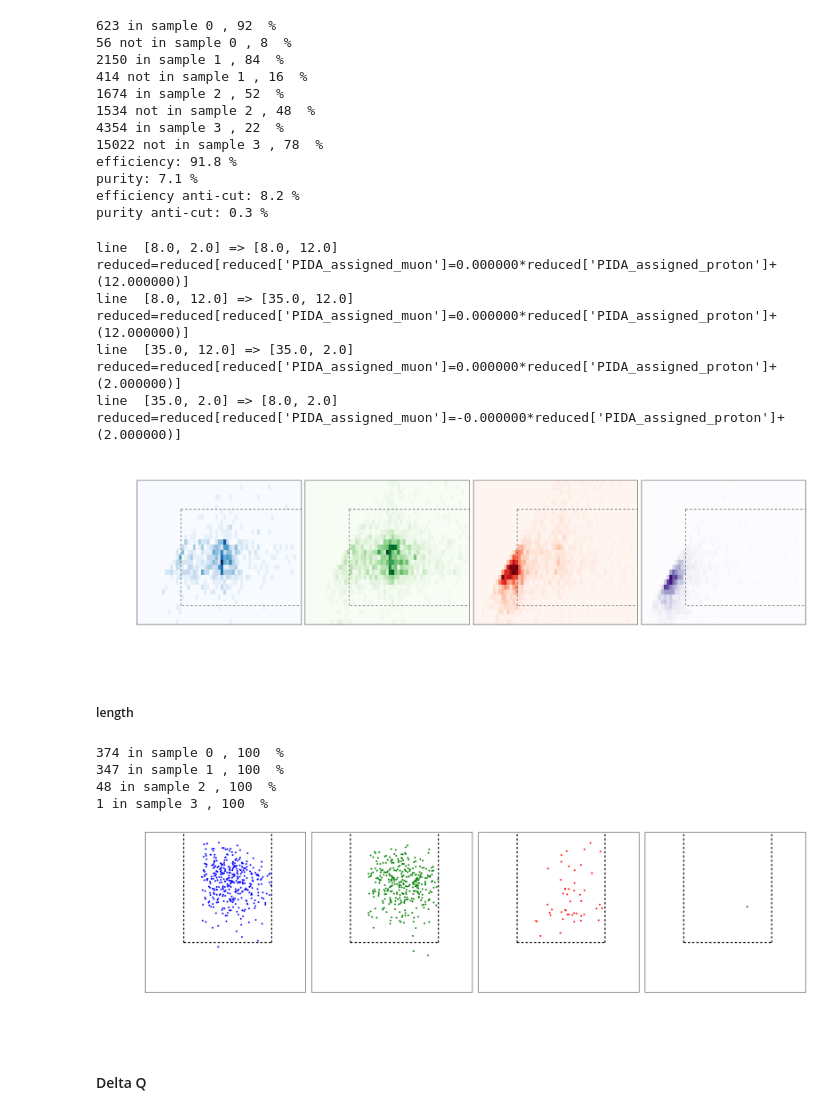
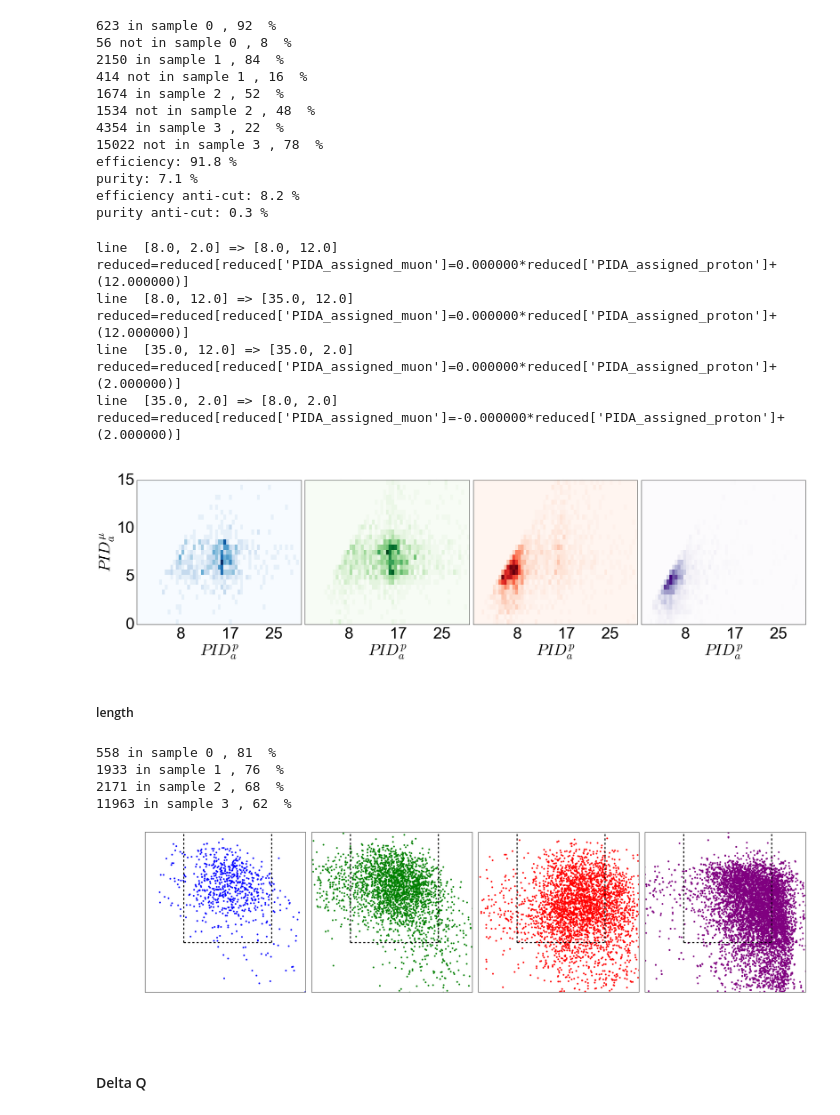
Before and after one commit to erezcoh4/AnalysisTreesInformation, a Jupyter notebook: CCQEPackage/notebooks/UsersMeetingApril2017/ObservablesAndCuts.ipynb, the cells around one changed output. Cells and saved outputs as stored; diff of their text form; code cells hidden in the pictures.

```diff
--- a/CCQEPackage/notebooks/UsersMeetingApril2017/ObservablesAndCuts.ipynb
+++ b/CCQEPackage/notebooks/UsersMeetingApril2017/ObservablesAndCuts.ipynb
@@ -587,13 +588,14 @@ for i,sample,label,cmap,color in zip(range(4),samples,labels,cmaps,colors):
     ax.set_title(label,fontsize=45,y=1.02,color='white')
     plot_2d_hist(sample['PIDA_assigned_proton'], sample['PIDA_assigned_muon'], ax=ax,fontsize=figures_fontsize,ticks_color='white',bins=bins,cmap=cmap,norm='')
 
-    for i_line,line in enumerate(lines_graphical_cut):
-        plt.plot(line[0],line[1],'--',color='black',linewidth=1)
-    set_axes(ax,x_label=x_label, y_label=y_label if i==0 else '',ticks_color='white',fontsize=45)
+#     for i_line,line in enumerate(lines_graphical_cut):
+#         plt.plot(line[0],line[1],'--',color='black',linewidth=1)
+    set_axes(ax,x_label=x_label, y_label=y_label if i==0 else '',ticks_color='black',fontsize=45)
     ax.xaxis.set_ticks([8,17,25])
     ax.xaxis.set_major_formatter(ticker.FormatStrFormatter('%.0f'))
     ax.yaxis.set_major_formatter(ticker.FormatStrFormatter('%.0f') if i==0 else ticker.NullFormatter())
 plt.tight_layout()
+fig.savefig('/Users/erezcohen/Desktop/Projects/uBoone/write-ups/ClassificationOfCC1p/Figures/PIDa_mu_p.pdf')
 
 # # after applied cuts
 # fig = plt.figure(figsize=(28,8))
@@ -617,45 +619,46 @@ line  [35.0, 12.0] => [35.0, 2.0]
 reduced=reduced[reduced['PIDA_assigned_muon']=0.000000*reduced['PIDA_assigned_proton']+(2.000000)]
 line  [35.0, 2.0] => [8.0, 2.0]
 reduced=reduced[reduced['PIDA_assigned_muon']=-0.000000*reduced['PIDA_assigned_proton']+(2.000000)]
-[figure, old version]
+[figure, new version]
 # %% [markdown]
 ##### length
 # %%
 reduced_this_cut,frac=[],[]
 fig = plt.figure(figsize=(28,8))
 bins=(np.linspace(0,150,50),np.linspace(0,450,50))
 x_label,y_label='$l_{p}$ [cm]','$l_{\\mu}$ [cm]'
-for i,sample,label,cmap,color in zip(range(4),reduced_samples['cut 5'],labels,cmaps,colors):
+for i,sample,label,cmap,color in zip(range(4),reduced_samples['no cuts'],labels,cmaps,colors):
     ax = fig.add_subplot(1,4,i+1)
 #     ax.set_title(label,fontsize=35,y=1.02,color='white')
     #     plot_2d_hist(sample['l_large_pida'], sample['l_small_pida'], ax=ax,fontsize=figures_fontsize,bins=bins,cmap=cmap,norm='log')
     ax.scatter(sample['l_large_pida'], sample['l_small_pida'],color=color)
     ax.set_xlim(0.9,450);ax.set_xscale('log')
     ax.set_ylim(0.9,1000);ax.set_yscale('log')
     red = sample
     plt.plot([4.,4.],[8,np.max(ax.get_ylim())],'--',color='black',linewidth=3)
     red=red[red['l_small_pida']>4]
     plt.plot([120.,120.],[8,np.max(ax.get_ylim())],'--',color='black',linewidth=3)
     red=red[red['l_large_pida']<120]
     plt.plot([4,120],[8,8],'--',color='black',linewidth=3)
     red=red[red['l_large_pida']>8]
     f = 100.*float(len(red))/len(sample)
     reduced_this_cut.append(red)
     frac.append(f)
     print len(red),'in sample',i,', %.f '%(100.*float(len(red))/len(sample)),'%'
     set_axes(ax,x_label=x_label, y_label=y_label if i==0 else '',ticks_color='white',fontsize=45)
     ax.xaxis.set_ticks([1,10,100])
     ax.yaxis.set_ticks([1,10,100])
     ax.xaxis.set_major_formatter(ticker.FormatStrFormatter('%.0f'))
     if i>0:
         ax.yaxis.set_major_formatter(ticker.NullFormatter())
 plt.tight_layout()
+fig.savefig('/Users/erezcohen/Desktop/Projects/uBoone/write-ups/ClassificationOfCC1p/Figures/l_mu_p.pdf')
 # %% [output]
-374 in sample 0 , 100  %
-347 in sample 1 , 100  %
-48 in sample 2 , 100  %
-1 in sample 3 , 100  %
+558 in sample 0 , 81  %
+1933 in sample 1 , 76  %
+2171 in sample 2 , 68  %
+11963 in sample 3 , 62  %
-[figure, old version]
+[figure, new version]
 # %% [markdown]
 #### Delta Q
 # %%
```
Also changed, not shown: parts of 3 cells of this notebook, 5 other files.
